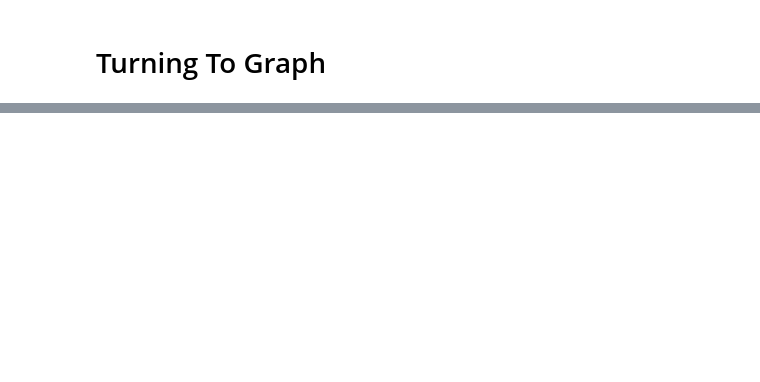
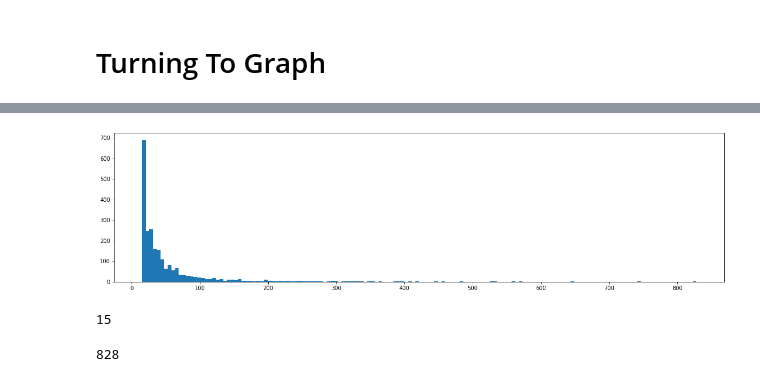
Before and after one commit to meiruv/Resumes_Dataset, a Jupyter notebook: Field_Classification_With_Community_Detection.ipynb, the cells around one changed output, grey strips where cells are left out. Cells and saved outputs as stored; diff of their text form; code cells hidden in the pictures; blank space fills up the shorter version.

```diff
--- a/Field_Classification_With_Community_Detection.ipynb
+++ b/Field_Classification_With_Community_Detection.ipynb
@@ -200,0 +365,4 @@ bow_df.shape
+# %%
+fetch_and_plot_degree_hist_of_given_type(bow_graph, 'word')
+# %% [output]
+[figure, added]
@@ -200,0 +371,8 @@ bow_df.shape
+# %%
+min(words_degree)
+# %% [output]
+15
+# %%
+max(words_degree)
+# %% [output]
+828
```
Also changed, not shown: parts of 57 cells of this notebook.
